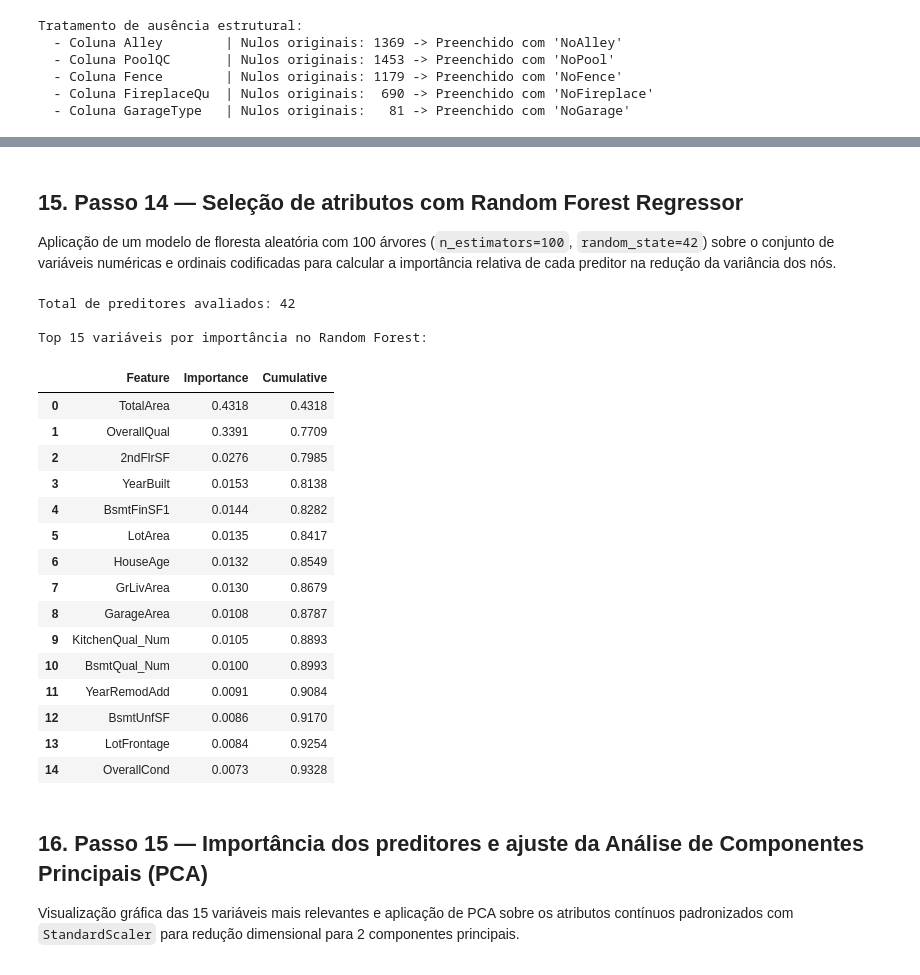
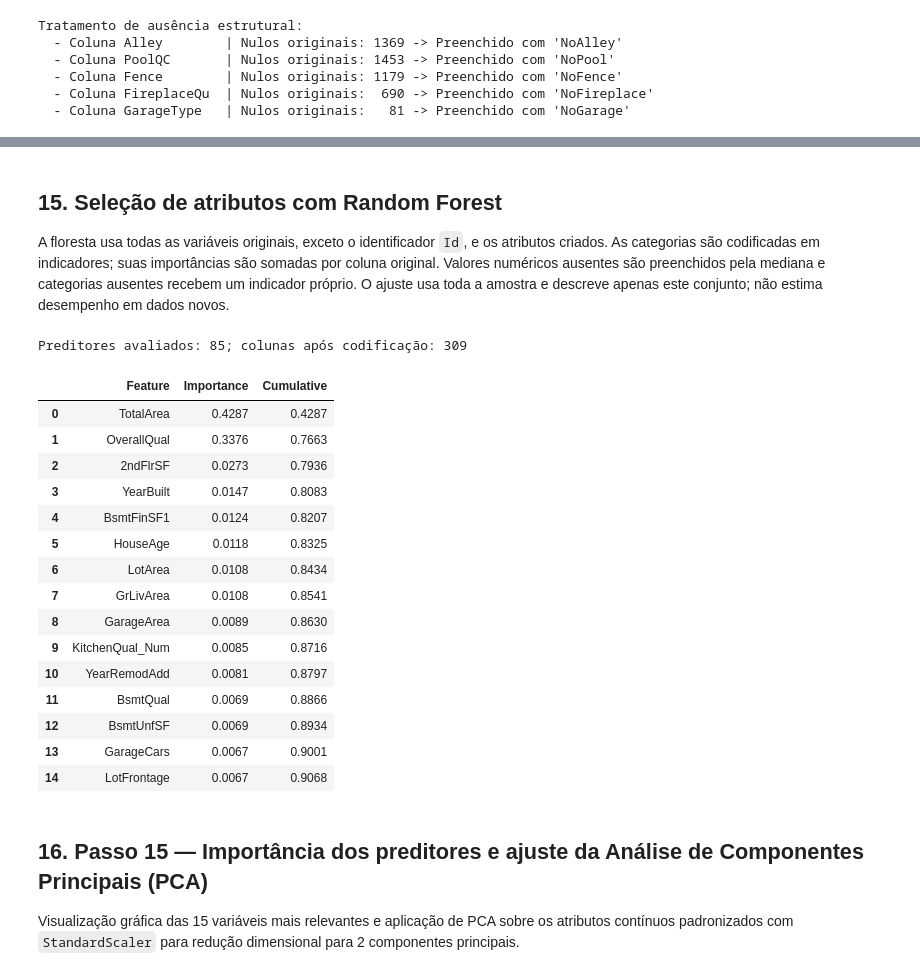
Before and after one commit to luang1t/hands-on-eda, a Jupyter notebook: notebooks/02_engenharia_recursos_house_prices.ipynb, the cells around one changed output, grey strips where cells are left out. Cells and saved outputs as stored; diff of their text form; code cells hidden in the pictures.

```diff
--- a/notebooks/02_engenharia_recursos_house_prices.ipynb
+++ b/notebooks/02_engenharia_recursos_house_prices.ipynb
@@ -416,54 +387,43 @@ O diagrama de caixas entre `OverallQual` e `SalePrice` comprova uma relação es
 # %% [markdown]
-## 15. Passo 14 — Seleção de atributos com Random Forest Regressor
+## 15. Seleção de atributos com Random Forest
 
-Aplicação de um modelo de floresta aleatória com 100 árvores (`n_estimators=100`, `random_state=42`) sobre o conjunto de variáveis numéricas e ordinais codificadas para calcular a importância relativa de cada preditor na redução da variância dos nós.
+A floresta usa todas as variáveis originais, exceto o identificador `Id`, e os atributos criados. As categorias são codificadas em indicadores; suas importâncias são somadas por coluna original. Valores numéricos ausentes são preenchidos pela mediana e categorias ausentes recebem um indicador próprio. O ajuste usa toda a amostra e descreve apenas este conjunto; não estima desempenho em dados novos.
 # %%
-# Seleção de variáveis numéricas para o modelo Random Forest
-rf_num_cols = df.select_dtypes(include=[np.number]).columns.drop(["Id", "SalePrice"]).tolist()
-X_rf = df[rf_num_cols].copy()
-
-# Preenchimento de nulos estocásticos restantes para o ajuste da floresta
-X_rf["LotFrontage"] = X_rf["LotFrontage"].fillna(X_rf["LotFrontage"].median())
-X_rf["MasVnrArea"] = X_rf["MasVnrArea"].fillna(0)
-X_rf["GarageYrBlt"] = X_rf["GarageYrBlt"].fillna(X_rf["YearBuilt"])
-
-y = df["SalePrice"]
-
-# Treinamento do modelo com reprodutibilidade
-rf_model = RandomForestRegressor(random_state=42, n_estimators=100)
-rf_model.fit(X_rf, y)
-
-# Extração da importância relativa (MDI / Gini Importance)
-importance_series = pd.Series(rf_model.feature_importances_, index=rf_num_cols).sort_values(ascending=False)
-importance_df = pd.DataFrame({
-    "Feature": importance_series.index,
-    "Importance": importance_series.values,
-    "Cumulative": importance_series.cumsum().values
-})
-
-print(f"Total de preditores avaliados: {len(rf_num_cols)}")
-print("\nTop 15 variáveis por importância no Random Forest:")
+# Cada coluna original mantém sua identidade ao agregar os indicadores categóricos
+X_raw = df.drop(columns=["Id", "SalePrice"])
+encoded, origins = [], []
+for col in X_raw.columns:
+    if pd.api.types.is_numeric_dtype(X_raw[col]):
+        values = X_raw[col].fillna(X_raw[col].median()).to_frame()
+    else:
+        values = pd.get_dummies(X_raw[col].fillna("__ausente__"), prefix=col, dtype=int)
+    encoded.append(values)
+    origins.extend([col] * values.shape[1])
+X_rf = pd.concat(encoded, axis=1)
+rf_model = RandomForestRegressor(random_state=42, n_estimators=100, n_jobs=-1)
+rf_model.fit(X_rf, df["SalePrice"])
+importance_series = pd.Series(rf_model.feature_importances_).groupby(origins).sum().sort_values(ascending=False)
+importance_df = pd.DataFrame({"Feature": importance_series.index, "Importance": importance_series.values, "Cumulative": importance_series.cumsum().values})
+print(f"Preditores avaliados: {len(importance_series)}; colunas após codificação: {X_rf.shape[1]}")
 importance_df.head(15).round(4)
 # %% [output]
-Total de preditores avaliados: 42
-
-Top 15 variáveis por importância no Random Forest:
+Preditores avaliados: 85; colunas após codificação: 309
 |  | Feature | Importance | Cumulative |
-| 0 | TotalArea | 0.4318 | 0.4318 |
-| 1 | OverallQual | 0.3391 | 0.7709 |
-| 2 | 2ndFlrSF | 0.0276 | 0.7985 |
-| 3 | YearBuilt | 0.0153 | 0.8138 |
-| 4 | BsmtFinSF1 | 0.0144 | 0.8282 |
-| 5 | LotArea | 0.0135 | 0.8417 |
-| 6 | HouseAge | 0.0132 | 0.8549 |
-| 7 | GrLivArea | 0.0130 | 0.8679 |
-| 8 | GarageArea | 0.0108 | 0.8787 |
-| 9 | KitchenQual_Num | 0.0105 | 0.8893 |
-| 10 | BsmtQual_Num | 0.0100 | 0.8993 |
-| 11 | YearRemodAdd | 0.0091 | 0.9084 |
-| 12 | BsmtUnfSF | 0.0086 | 0.9170 |
-| 13 | LotFrontage | 0.0084 | 0.9254 |
-| 14 | OverallCond | 0.0073 | 0.9328 |
+| 0 | TotalArea | 0.4287 | 0.4287 |
+| 1 | OverallQual | 0.3376 | 0.7663 |
+| 2 | 2ndFlrSF | 0.0273 | 0.7936 |
+| 3 | YearBuilt | 0.0147 | 0.8083 |
+| 4 | BsmtFinSF1 | 0.0124 | 0.8207 |
+| 5 | HouseAge | 0.0118 | 0.8325 |
+| 6 | LotArea | 0.0108 | 0.8434 |
+| 7 | GrLivArea | 0.0108 | 0.8541 |
+| 8 | GarageArea | 0.0089 | 0.8630 |
+| 9 | KitchenQual_Num | 0.0085 | 0.8716 |
+| 10 | YearRemodAdd | 0.0081 | 0.8797 |
+| 11 | BsmtQual | 0.0069 | 0.8866 |
+| 12 | BsmtUnfSF | 0.0069 | 0.8934 |
+| 13 | GarageCars | 0.0067 | 0.9001 |
+| 14 | LotFrontage | 0.0067 | 0.9068 |
 # %% [markdown]
 ## 16. Passo 15 — Importância dos preditores e ajuste da Análise de Componentes Principais (PCA)
 
```
Also changed, not shown: parts of 15 cells of this notebook, 28 other files.
